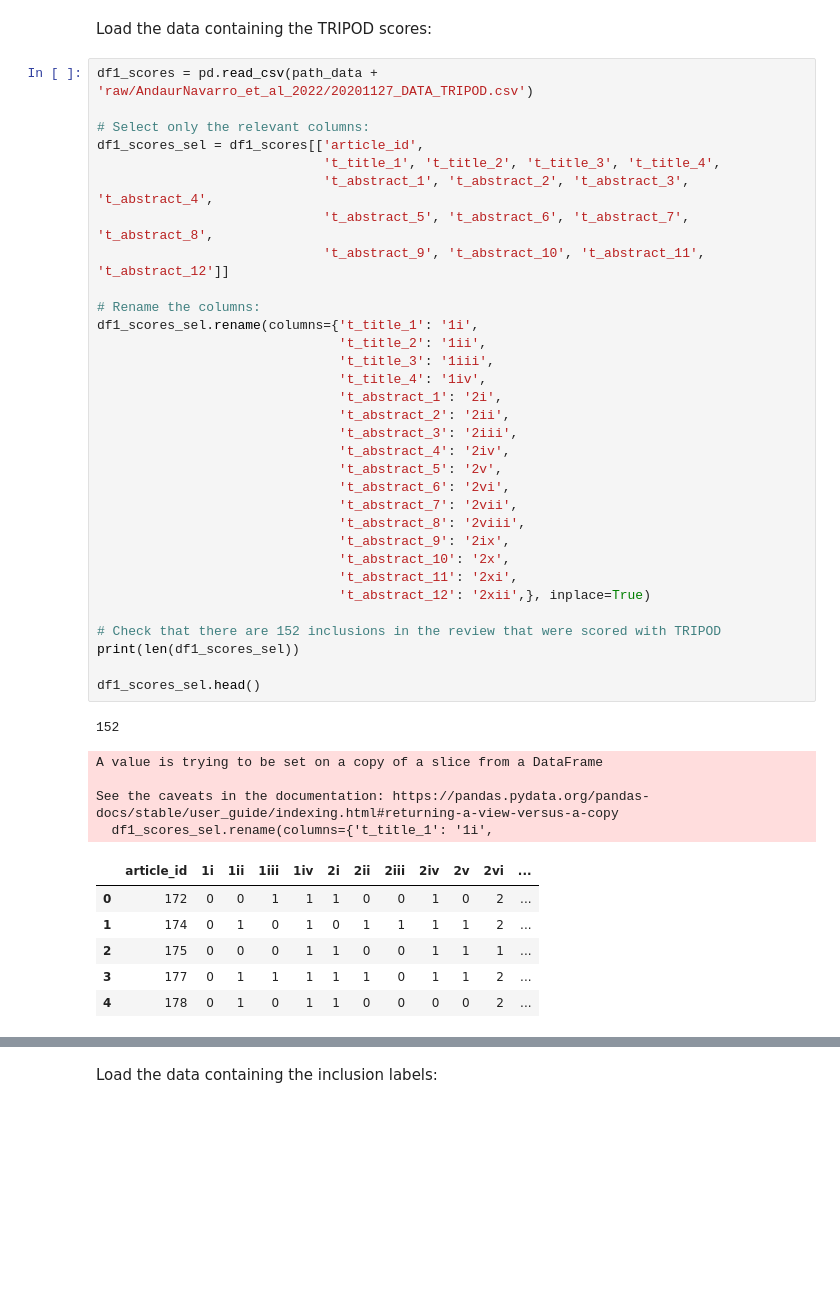
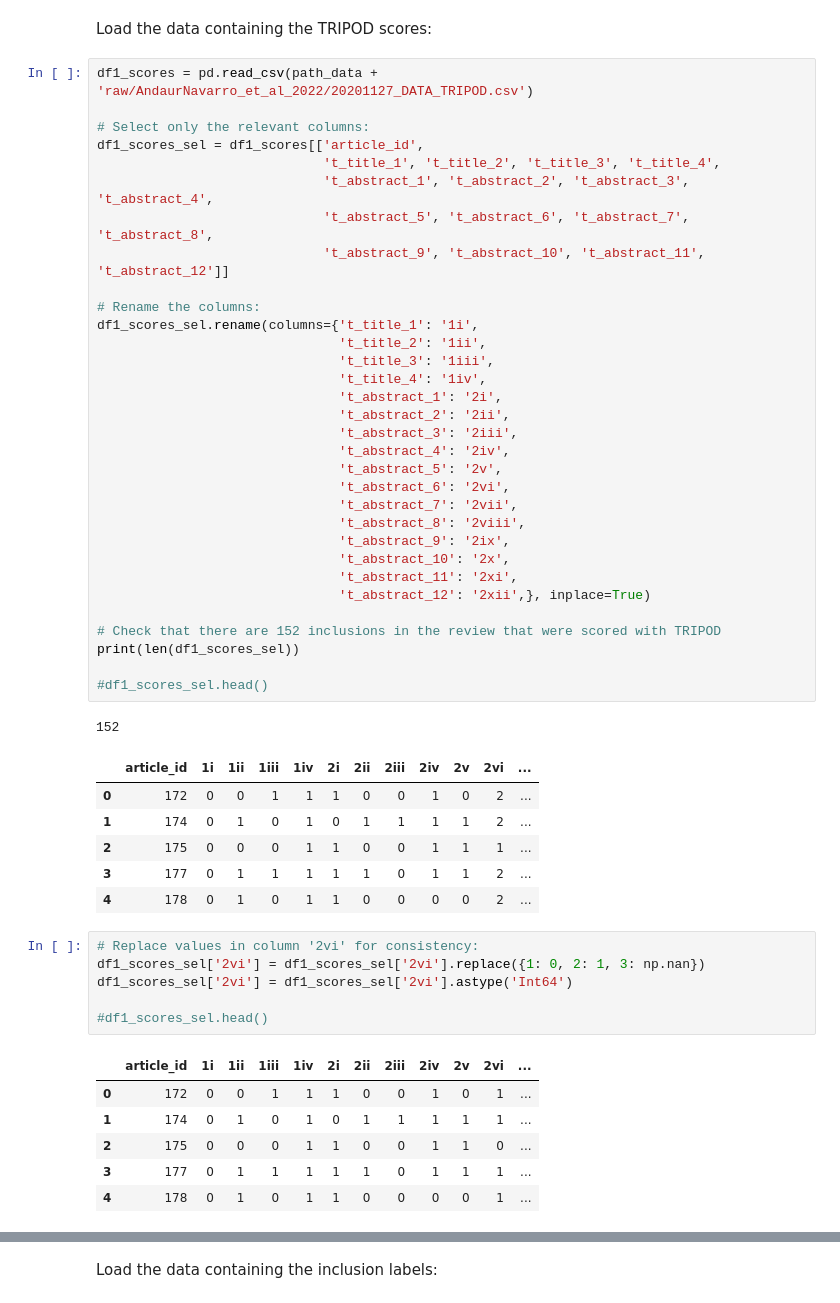
Before and after one commit to isa-sp/TAR-abstracts, a Jupyter notebook: code/data_preprocessing.ipynb, the cells around one changed output, grey strips where cells are left out. Saved outputs shown, nothing was run; the diff lists cells and outputs as text; blank space fills up the shorter version.

```diff
--- a/code/data_preprocessing.ipynb
+++ b/code/data_preprocessing.ipynb
@@ -57,16 +61,25 @@ df1_scores_sel.rename(columns={'t_title_1': '1i',
 # Check that there are 152 inclusions in the review that were scored with TRIPOD
 print(len(df1_scores_sel))
 
-df1_scores_sel.head()
+#df1_scores_sel.head()
 # %% [output]
 152
-A value is trying to be set on a copy of a slice from a DataFrame
-
-See the caveats in the documentation: https://pandas.pydata.org/pandas-docs/stable/user_guide/indexing.html#returning-a-view-versus-a-copy
-  df1_scores_sel.rename(columns={'t_title_1': '1i',
 |  | article_id | 1i | 1ii | 1iii | 1iv | 2i | 2ii | 2iii | 2iv | 2v | 2vi | ... |
 | 0 | 172 | 0 | 0 | 1 | 1 | 1 | 0 | 0 | 1 | 0 | 2 | ... |
 | 1 | 174 | 0 | 1 | 0 | 1 | 0 | 1 | 1 | 1 | 1 | 2 | ... |
 | 2 | 175 | 0 | 0 | 0 | 1 | 1 | 0 | 0 | 1 | 1 | 1 | ... |
 | 3 | 177 | 0 | 1 | 1 | 1 | 1 | 1 | 0 | 1 | 1 | 2 | ... |
 | 4 | 178 | 0 | 1 | 0 | 1 | 1 | 0 | 0 | 0 | 0 | 2 | ... |
+# %%
+# Replace values in column '2vi' for consistency:
+df1_scores_sel['2vi'] = df1_scores_sel['2vi'].replace({1: 0, 2: 1, 3: np.nan})
+df1_scores_sel['2vi'] = df1_scores_sel['2vi'].astype('Int64')
+
+#df1_scores_sel.head()
+# %% [output]
+|  | article_id | 1i | 1ii | 1iii | 1iv | 2i | 2ii | 2iii | 2iv | 2v | 2vi | ... |
+| 0 | 172 | 0 | 0 | 1 | 1 | 1 | 0 | 0 | 1 | 0 | 1 | ... |
+| 1 | 174 | 0 | 1 | 0 | 1 | 0 | 1 | 1 | 1 | 1 | 1 | ... |
+| 2 | 175 | 0 | 0 | 0 | 1 | 1 | 0 | 0 | 1 | 1 | 0 | ... |
+| 3 | 177 | 0 | 1 | 1 | 1 | 1 | 1 | 0 | 1 | 1 | 1 | ... |
+| 4 | 178 | 0 | 1 | 0 | 1 | 1 | 0 | 0 | 0 | 0 | 1 | ... |
```
Also changed, not shown: parts of 8 cells of this notebook.
